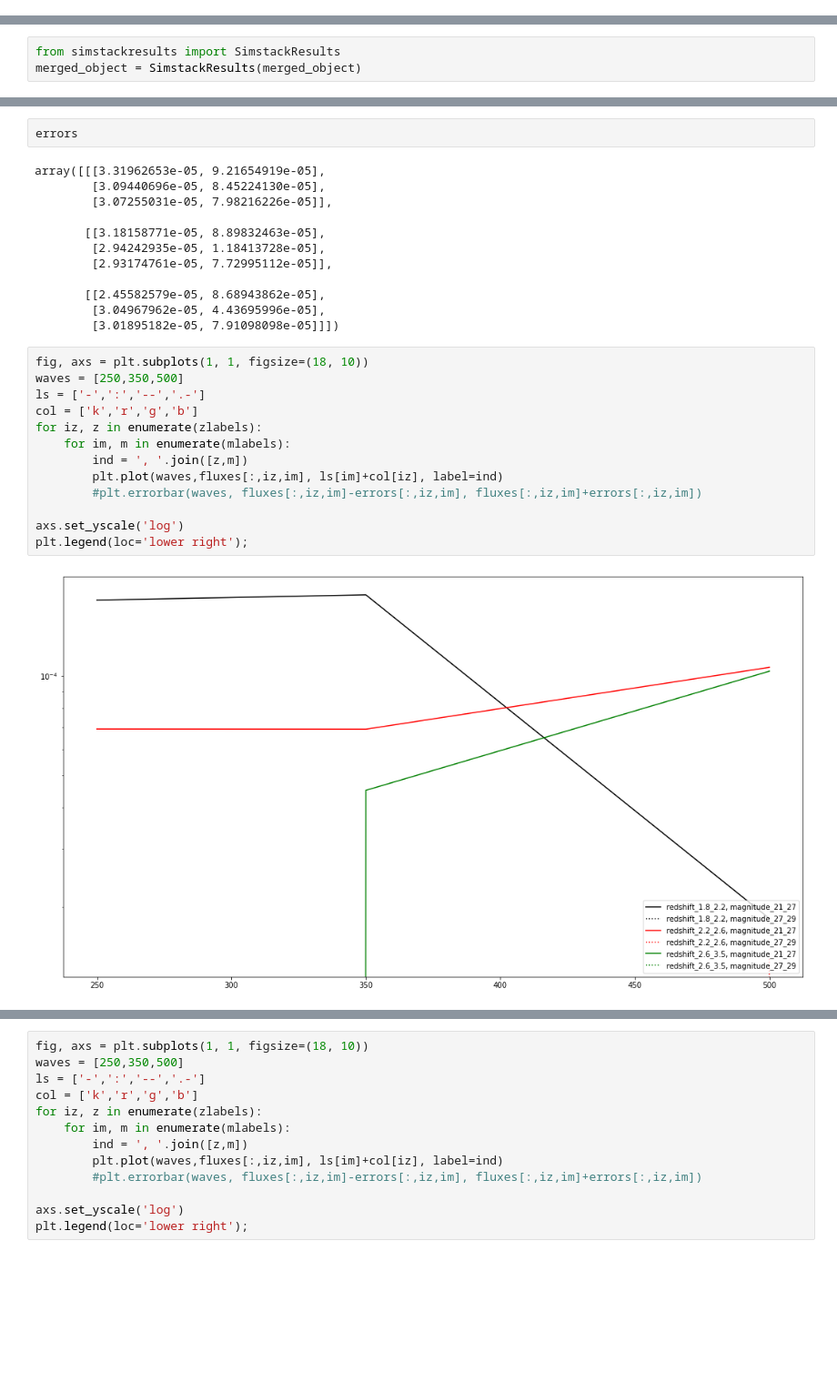
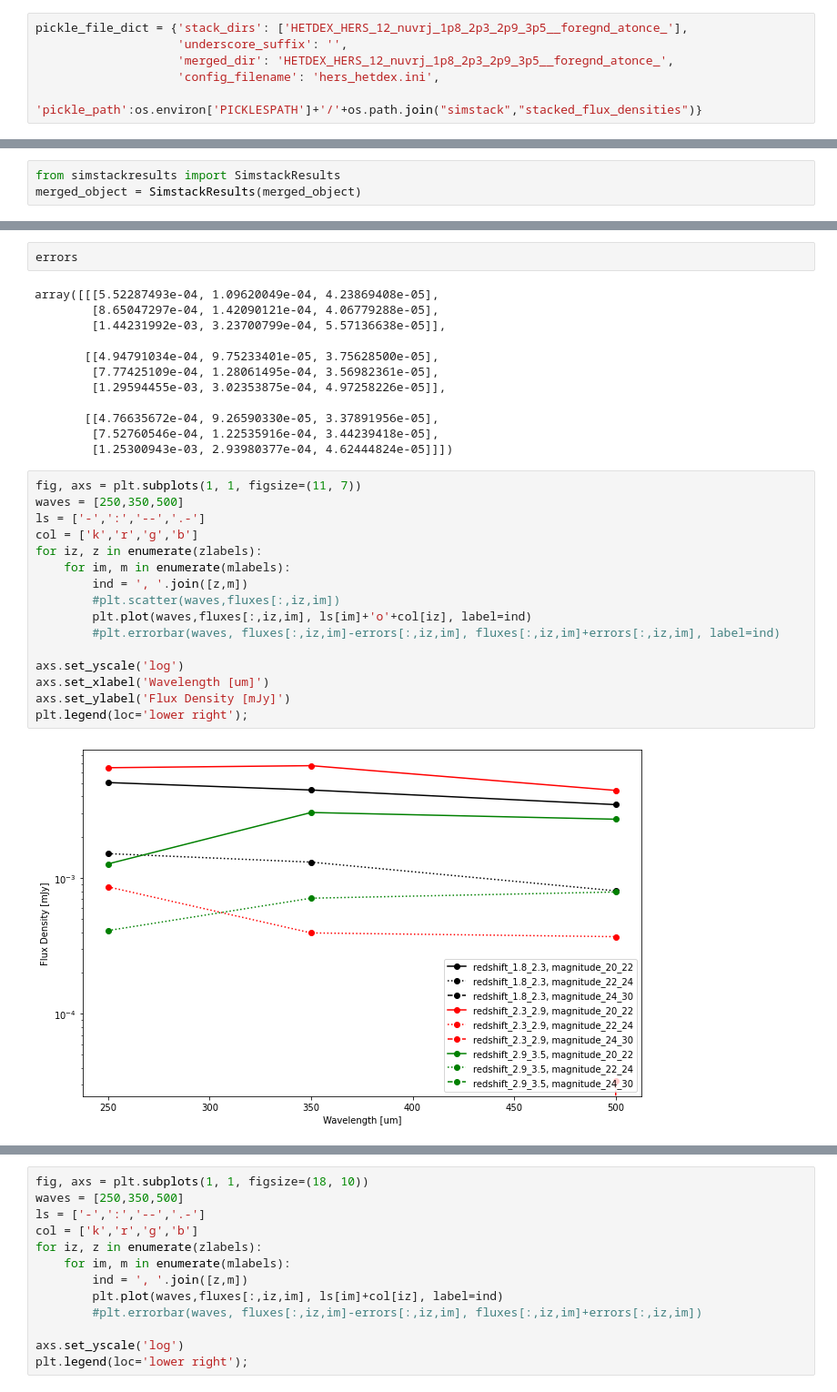
Before and after one commit to marcoviero/simstack3, a Jupyter notebook: notebooks/2_merge_and_save_pickles_hetdex.ipynb, the cells around one changed output, grey strips where cells are left out. Shown: that part at 91% size. Drawn from its saved outputs; the diff is of its cells as text; blank space fills up the shorter version.

```diff
--- a/notebooks/2_merge_and_save_pickles_hetdex.ipynb
+++ b/notebooks/2_merge_and_save_pickles_hetdex.ipynb
@@ -52,3 +76,9 @@ pickle_file_dict = {'stack_dirs': ['HETDEX_HERS_layers_nuvrj_1p8_2p2_2p6_3p5__fo
+# %%
+pickle_file_dict = {'stack_dirs': ['HETDEX_HERS_12_nuvrj_1p8_2p3_2p9_3p5__foregnd_atonce_'],
+                    'underscore_suffix': '',
+                    'merged_dir': 'HETDEX_HERS_12_nuvrj_1p8_2p3_2p9_3p5__foregnd_atonce_',
+                    'config_filename': 'hers_hetdex.ini',
+                    'pickle_path':os.environ['PICKLESPATH']+'/'+os.path.join("simstack","stacked_flux_densities")}
 # %%
 pickle_path_combined = os.path.join(pickle_file_dict['pickle_path'],pickle_file_dict['merged_dir']+pickle_file_dict['underscore_suffix'])
 print(pickle_path_combined)
@@ -179,29 +210,32 @@ array([[[ 1.69454921e-04, -3.37536918e-04],
 # %%
 errors
 # %% [output]
-array([[[3.31962653e-05, 9.21654919e-05],
-        [3.09440696e-05, 8.45224130e-05],
-        [3.07255031e-05, 7.98216226e-05]],
+array([[[5.52287493e-04, 1.09620049e-04, 4.23869408e-05],
+        [8.65047297e-04, 1.42090121e-04, 4.06779288e-05],
+        [1.44231992e-03, 3.23700799e-04, 5.57136638e-05]],
 
-       [[3.18158771e-05, 8.89832463e-05],
-        [2.94242935e-05, 1.18413728e-05],
-        [2.93174761e-05, 7.72995112e-05]],
+       [[4.94791034e-04, 9.75233401e-05, 3.75628500e-05],
+        [7.77425109e-04, 1.28061495e-04, 3.56982361e-05],
+        [1.29594455e-03, 3.02353875e-04, 4.97258226e-05]],
 
-       [[2.45582579e-05, 8.68943862e-05],
-        [3.04967962e-05, 4.43695996e-05],
-        [3.01895182e-05, 7.91098098e-05]]])
+       [[4.76635672e-04, 9.26590330e-05, 3.37891956e-05],
+        [7.52760546e-04, 1.22535916e-04, 3.44239418e-05],
+        [1.25300943e-03, 2.93980377e-04, 4.62444824e-05]]])
 # %%
-fig, axs = plt.subplots(1, 1, figsize=(18, 10))
+fig, axs = plt.subplots(1, 1, figsize=(11, 7))
 waves = [250,350,500]
 ls = ['-',':','--','.-']
 col = ['k','r','g','b']
 for iz, z in enumerate(zlabels):
     for im, m in enumerate(mlabels):
         ind = ', '.join([z,m])
-        plt.plot(waves,fluxes[:,iz,im], ls[im]+col[iz], label=ind)
-        #plt.errorbar(waves, fluxes[:,iz,im]-errors[:,iz,im], fluxes[:,iz,im]+errors[:,iz,im])
+        #plt.scatter(waves,fluxes[:,iz,im])
+        plt.plot(waves,fluxes[:,iz,im], ls[im]+'o'+col[iz], label=ind)
+        #plt.errorbar(waves, fluxes[:,iz,im]-errors[:,iz,im], fluxes[:,iz,im]+errors[:,iz,im], label=ind)
 
 axs.set_yscale('log')
+axs.set_xlabel('Wavelength [um]')
+axs.set_ylabel('Flux Density [mJy]')
 plt.legend(loc='lower right');
 # %% [output]
-[figure, old version]
+[figure, new version]
```
Also changed, not shown: parts of 23 cells of this notebook, 2 other files.
